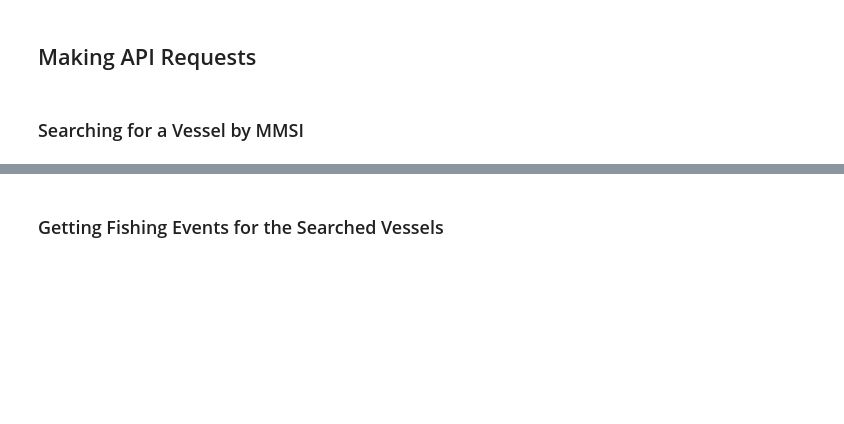
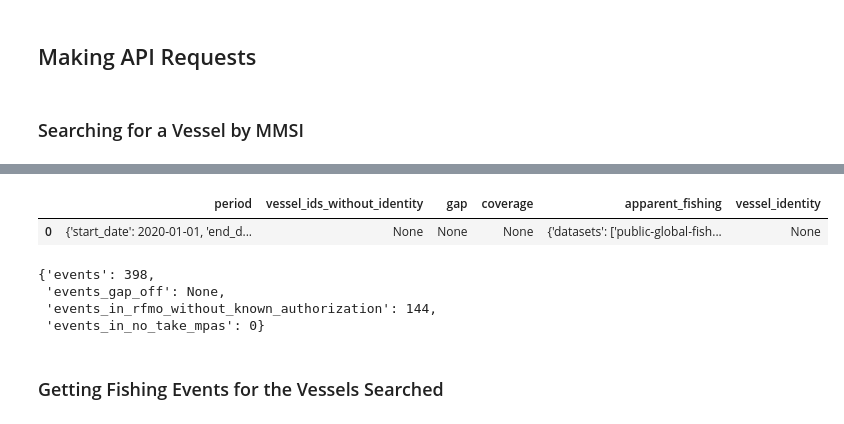
Before and after one commit to aa135tad/gfw-api-python-client, a Jupyter notebook: notebooks/getting-started.ipynb, the cells around one changed output, grey strips where cells are left out. Saved outputs shown, nothing was run; the diff lists cells and outputs as text; code cells hidden in the pictures; blank space fills up the shorter version.

```diff
--- a/notebooks/getting-started.ipynb
+++ b/notebooks/getting-started.ipynb
@@ -59,0 +151,8 @@ vessel_ids
+# %%
+end_datetime = max(
+    [
+        self_reported_info.transmission_date_to
+        for self_reported_info in vessel_self_reported_infos
+    ]
+)
+end_date = end_datetime.date()
@@ -59,0 +163,14 @@ vessel_ids
+# %%
+dataset_id = "public-global-vessel-identity:latest"
+dataset_ids_vessel_ids = [
+    {"dataset_id": dataset_id, "vessel_id": vessel_id} for vessel_id in vessel_ids
+]
+# %%
+insights_result = await gfw_client.insights.get_vessel_insights(
+    includes=["FISHING"],
+    start_date=start_date,
+    end_date=end_date,
+    vessels=dataset_ids_vessel_ids,
+)
+# %%
+insights_df = insights_result.df()
@@ -59,0 +193,5 @@ vessel_ids
+# %%
+insights_df.head()
+# %% [output]
+|  | period | vessel_ids_without_identity | gap | coverage | apparent_fishing | vessel_identity |
+| 0 | {'start_date': 2020-01-01, 'end_d... | None | None | None | {'datasets': ['public-global-fish... | None |
@@ -60,5 +200,12 @@ vessel_ids
+# %%
+dict(insights_data.apparent_fishing.period_selected_counters)
+# %% [output]
+{'events': 398,
+ 'events_gap_off': None,
+ 'events_in_rfmo_without_known_authorization': 144,
+ 'events_in_no_take_mpas': 0}
 # %% [markdown]
-### Getting Fishing Events for the Searched Vessels
+### Getting Fishing Events for the Vessels Searched
 # %%
 events_result = await gfw_client.events.get_all_events(
     datasets=["public-global-fishing-events:latest"],
```
Also changed, not shown: parts of 27 cells of this notebook, 4 other files.
